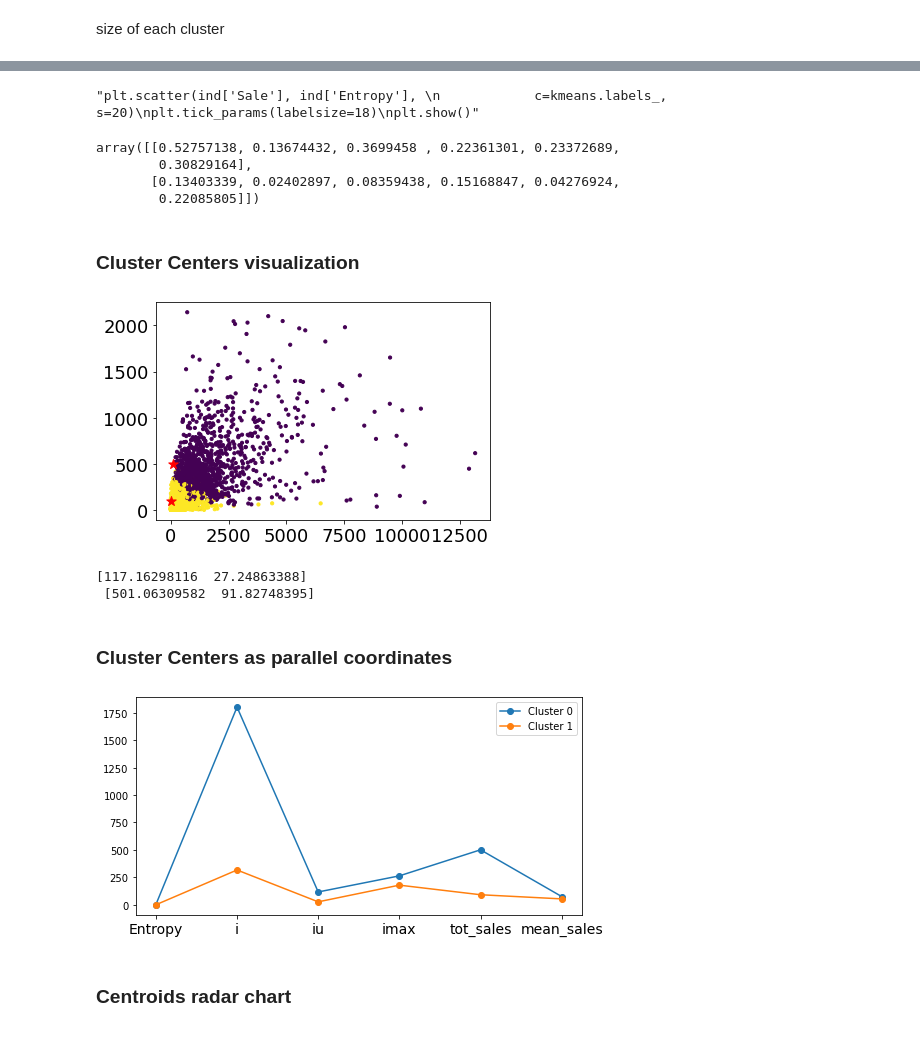
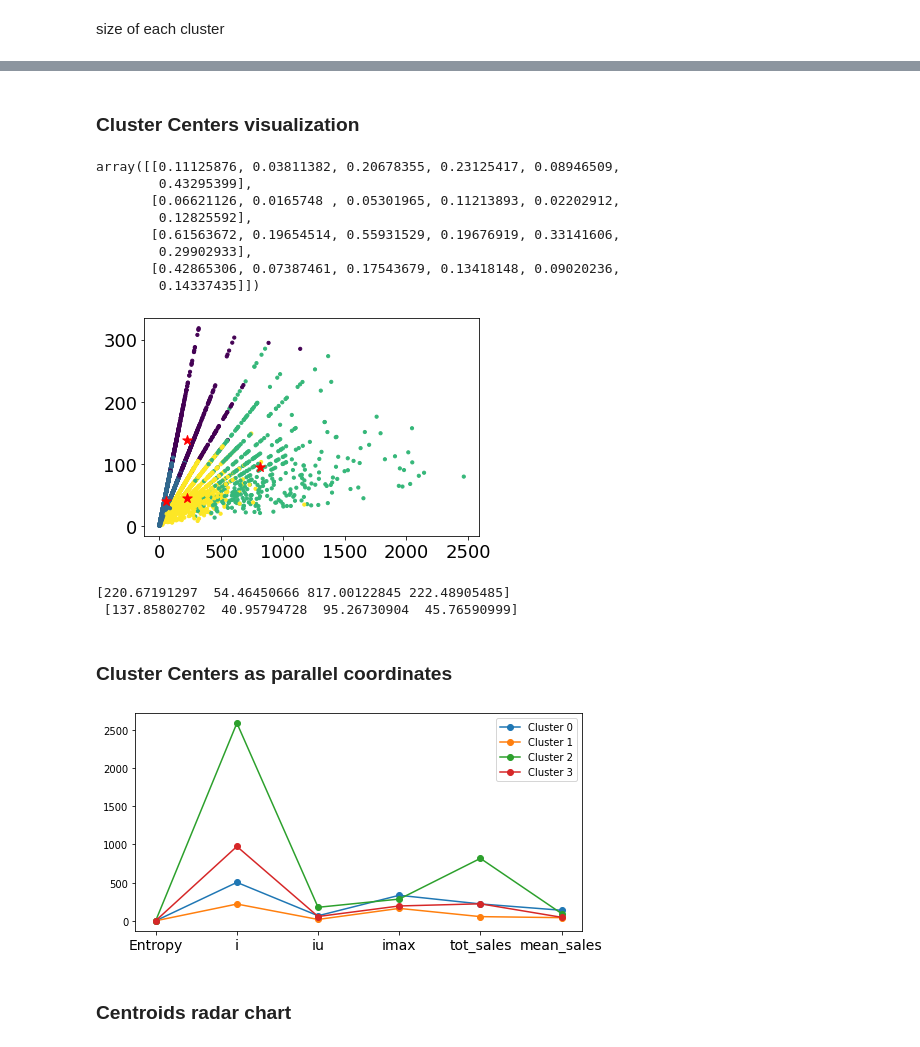
Before and after one commit to gioleppe/Data-Mining-20-21, a Jupyter notebook: notebooks/Task2_clustering_analysis.ipynb, the cells around one changed output, grey strips where cells are left out. Saved outputs shown, nothing was run; the diff lists cells and outputs as text; code cells hidden in the pictures.

```diff
--- a/notebooks/Task2_clustering_analysis.ipynb
+++ b/notebooks/Task2_clustering_analysis.ipynb
@@ -9,7 +13,6 @@ INDICATORS_NO_OUTLIER = "../dataset/indicators_no_outlier.csv"
 NO_OUTLIER = "../dataset/customer_supermarket_no_outlier.csv"
 # %%
 ind_no_outlier = pd.read_csv(INDICATORS_NO_OUTLIER, index_col='CustomerID')
-ind_no_outlier = ind_no_outlier.loc[:, ~ind_no_outlier.columns.str.contains('^Unnamed')]
 #ind_no_outlier.CustomerID = ind_no_outlier.CustomerID.astype(int)
 print(ind_no_outlier.head())
 print(ind_no_outlier.info())
@@ -79,7 +84,10 @@ from sklearn.metrics import silhouette_score
 # %%
-for i in range(2,10):
+silhouette_list = list()
+for i in range(3,10):
     kmeans = KMeans(n_clusters=i, n_init=10, max_iter=150)
     kmeans.fit(X)
     labels = kmeans.labels_
-    print(silhouette_score(X, labels, metric='euclidean'))
+    silhouette_list.append((silhouette_score(X, labels, metric='euclidean'),i))
+
+print(silhouette_list)
 # %% [output]
@@ -93,0 +95,15 @@ for i in range(2,10):
+# %%
+sse_list = list()
+max_k = 10
+for k in range(2, max_k + 1):
+    kmeans = KMeans(n_clusters=k, n_init=10, max_iter=100)
+    kmeans.fit(X)
+
+    sse = kmeans.inertia_
+    sse_list.append(sse)
+
+plt.plot(range(2, len(sse_list) + 2), sse_list)
+plt.ylabel('SSE', fontsize=22)
+plt.xlabel('K', fontsize=22)
+plt.tick_params(axis='both', which='major', labelsize=22)
+plt.show()
@@ -94,5 +116,5 @@ for i in range(2,10):
 # %%
-kmeans = KMeans(n_clusters=2, n_init=10, max_iter=150)
+kmeans = KMeans(n_clusters=4, n_init=10, max_iter=150)
 kmeans.fit(X)
 labels = kmeans.labels_
 # %%
@@ -142,32 +179,29 @@ plt.show()"""
-# %%
-"""plt.scatter(ind['Sale'], ind['Entropy'],
-            c=kmeans.labels_, s=20)
-plt.tick_params(labelsize=18)
-plt.show()"""
-# %% [output]
-"plt.scatter(ind['Sale'], ind['Entropy'], \n            c=kmeans.labels_, s=20)\nplt.tick_params(labelsize=18)\nplt.show()"
+# %% [markdown]
+### Cluster Centers visualization
 # %%
 kmeans.cluster_centers_
 # %% [output]
-array([[0.52757138, 0.13674432, 0.3699458 , 0.22361301, 0.23372689,
-        0.30829164],
-       [0.13403339, 0.02402897, 0.08359438, 0.15168847, 0.04276924,
-        0.22085805]])
+array([[0.11125876, 0.03811382, 0.20678355, 0.23125417, 0.08946509,
+        0.43295399],
+       [0.06621126, 0.0165748 , 0.05301965, 0.11213893, 0.02202912,
+        0.12825592],
+       [0.61563672, 0.19654514, 0.55931529, 0.19676919, 0.33141606,
+        0.29902933],
+       [0.42865306, 0.07387461, 0.17543679, 0.13418148, 0.09020236,
+        0.14337435]])
-# %% [markdown]
-### Cluster Centers visualization
 # %%
 centers = scaler.inverse_transform(kmeans.cluster_centers_)
-plt.scatter(ind_no_outlier['i'], ind_no_outlier['tot_sales'], c=kmeans.labels_,
+plt.scatter(ind_no_outlier['tot_sales'], ind_no_outlier['mean_sales'], c=kmeans.labels_,
             s=10)
-plt.scatter(centers[:, 2], centers[:, 4], s=100, marker='*', c='r')
+plt.scatter(centers[:, 4], centers[:, 5], s=100, marker='*', c='r')
 plt.tick_params(axis='both', which='major', labelsize=18)
 plt.show()
 
-print(centers[:, 2], "\n", centers[:, 4])
+print(centers[:, 4], "\n", centers[:, 5])
 # %% [output]
-[figure, old version]
+[figure, new version]
-[117.16298116  27.24863388]
- [501.06309582  91.82748395]
+[220.67191297  54.46450666 817.00122845 222.48905485]
+ [137.85802702  40.95794728  95.26730904  45.76590999]
 # %% [markdown]
 ### Cluster Centers as parallel coordinates
 # %%
@@ -179,7 +213,7 @@ plt.xticks(range(0, len(ind_no_outlier.columns)), ind_no_outlier.columns, fontsi
 plt.legend(fontsize=10)
 plt.show()
 # %% [output]
-[figure, old version]
+[figure, new version]
 # %% [markdown]
 ### Centroids radar chart
 # %%
```
Also changed, not shown: parts of 45 cells of this notebook, 6 other files.
